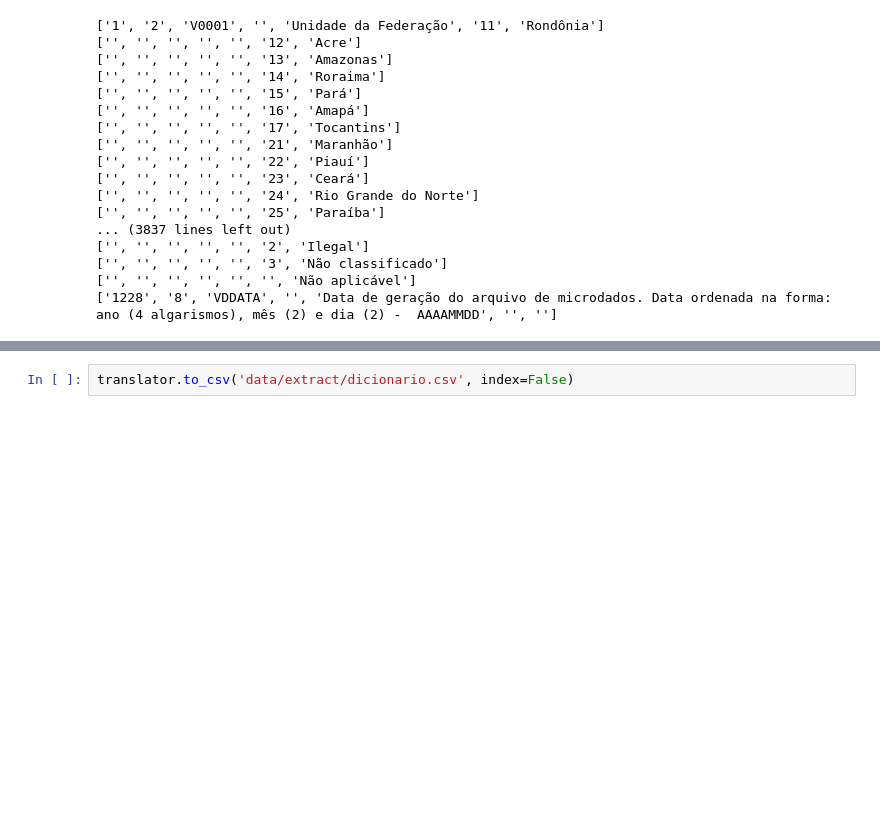
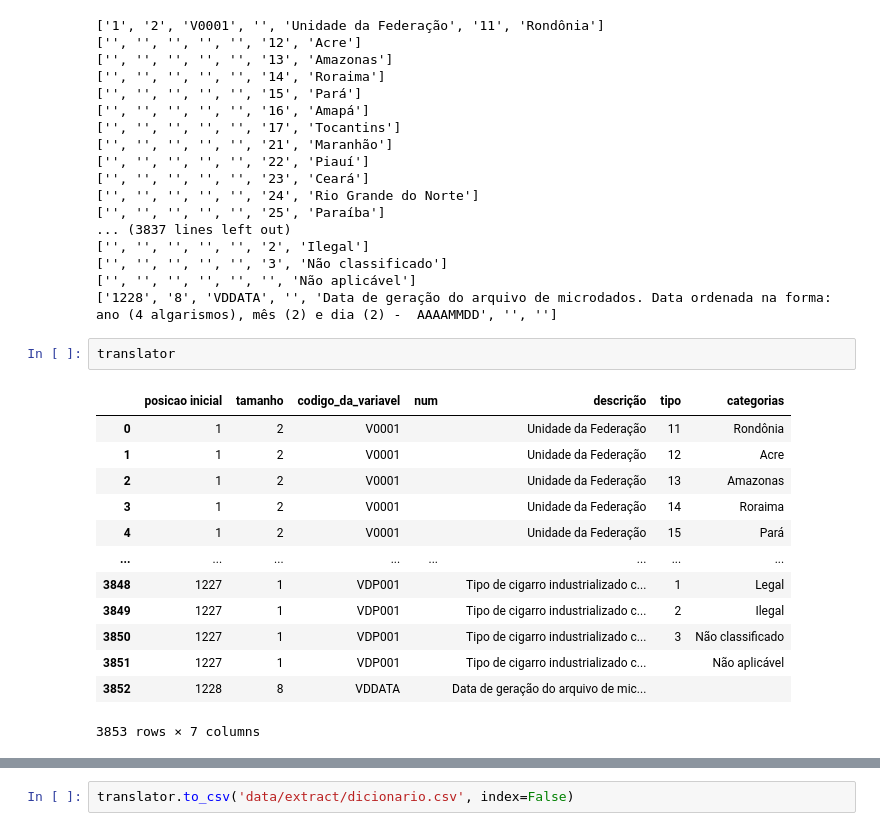
Before and after one commit to filipecmedeiros/PNS, a Jupyter notebook: Data Import.ipynb, the cells around one changed output, grey strips where cells are left out. Drawn from its saved outputs; the diff is of its cells as text; blank space fills up the shorter version.

Commit message:
Translating PNS data to a legible format

```diff
--- a/Data Import.ipynb
+++ b/Data Import.ipynb
@@ -74,4 +74,20 @@ with open('data/PNS/2019/Microdados/Documentação/Dicionario_e_input_20210507/d
 ['', '', '', '', '', '3', 'Não classificado']
 ['', '', '', '', '', '', 'Não aplicável']
 ['1228', '8', 'VDDATA', '', 'Data de geração do arquivo de microdados. Data ordenada na forma: ano (4 algarismos), mês (2) e dia (2) -  AAAAMMDD', '', '']
+# %%
+translator
+# %% [output]
+|  | posicao inicial | tamanho | codigo_da_variavel | num | descrição | tipo | categorias |
+| 0 | 1 | 2 | V0001 |  | Unidade da Federação | 11 | Rondônia |
+| 1 | 1 | 2 | V0001 |  | Unidade da Federação | 12 | Acre |
+| 2 | 1 | 2 | V0001 |  | Unidade da Federação | 13 | Amazonas |
+| 3 | 1 | 2 | V0001 |  | Unidade da Federação | 14 | Roraima |
+| 4 | 1 | 2 | V0001 |  | Unidade da Federação | 15 | Pará |
+| ... | ... | ... | ... | ... | ... | ... | ... |
+| 3848 | 1227 | 1 | VDP001 |  | Tipo de cigarro industrializado c... | 1 | Legal |
+| 3849 | 1227 | 1 | VDP001 |  | Tipo de cigarro industrializado c... | 2 | Ilegal |
+| 3850 | 1227 | 1 | VDP001 |  | Tipo de cigarro industrializado c... | 3 | Não classificado |
+| 3851 | 1227 | 1 | VDP001 |  | Tipo de cigarro industrializado c... |  | Não aplicável |
+| 3852 | 1228 | 8 | VDDATA |  | Data de geração do arquivo de mic... |  |  |
+3853 rows × 7 columns
 # %%
```
Also changed, not shown: parts of 5 cells of this notebook, 4 other files.
